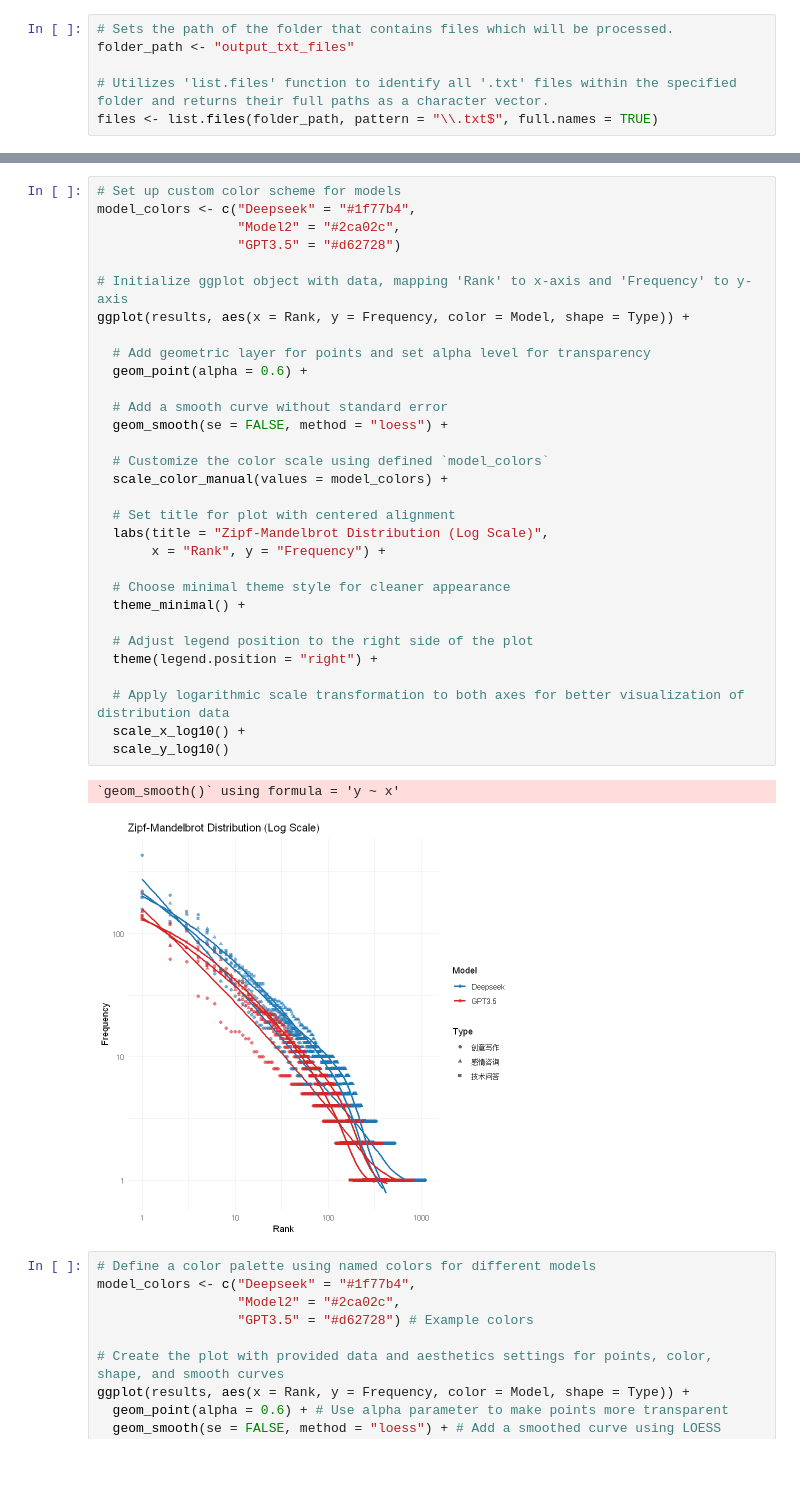
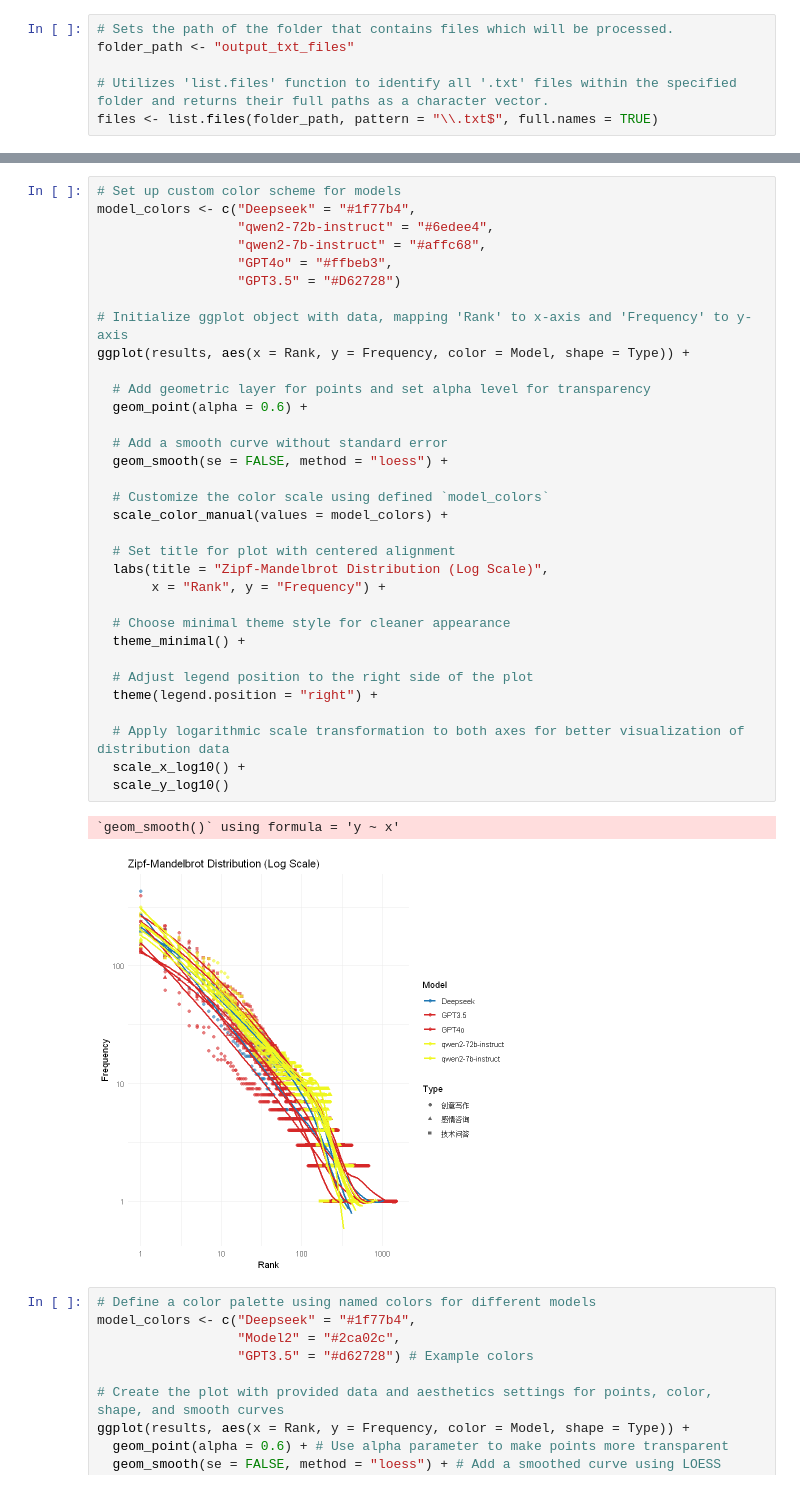
Before and after one commit to exusiaiwei/journey-learning-log, a Jupyter notebook: Doing/python/LLM_QL/Zipf-Mandelbrot.ipynb, the cells around one changed output, grey strips where cells are left out. Saved outputs shown, nothing was run; the diff lists cells and outputs as text.

```diff
--- a/Doing/python/LLM_QL/Zipf-Mandelbrot.ipynb
+++ b/Doing/python/LLM_QL/Zipf-Mandelbrot.ipynb
@@ -166,37 +166,39 @@ print(fit_results)
 # %%
 # Set up custom color scheme for models
 model_colors <- c("Deepseek" = "#1f77b4",
-                  "Model2" = "#2ca02c",
-                  "GPT3.5" = "#d62728")
+                  "qwen2-72b-instruct" = "#6edee4",
+                  "qwen2-7b-instruct" = "#affc68",
+                  "GPT4o" = "#ffbeb3",
+                  "GPT3.5" = "#D62728")
 
 # Initialize ggplot object with data, mapping 'Rank' to x-axis and 'Frequency' to y-axis
 ggplot(results, aes(x = Rank, y = Frequency, color = Model, shape = Type)) +
 
   # Add geometric layer for points and set alpha level for transparency
   geom_point(alpha = 0.6) +
 
   # Add a smooth curve without standard error
   geom_smooth(se = FALSE, method = "loess") +
 
   # Customize the color scale using defined `model_colors`
   scale_color_manual(values = model_colors) +
 
   # Set title for plot with centered alignment
   labs(title = "Zipf-Mandelbrot Distribution (Log Scale)",
        x = "Rank", y = "Frequency") +
 
   # Choose minimal theme style for cleaner appearance
   theme_minimal() +
 
   # Adjust legend position to the right side of the plot
   theme(legend.position = "right") +
 
   # Apply logarithmic scale transformation to both axes for better visualization of distribution data
   scale_x_log10() +
   scale_y_log10()
 # %% [output]
 `geom_smooth()` using formula = 'y ~ x'
-[figure, old version]
+[figure, new version]
 # %%
 # Define a color palette using named colors for different models
 model_colors <- c("Deepseek" = "#1f77b4",
```
Also changed, not shown: parts of 5 cells of this notebook.
